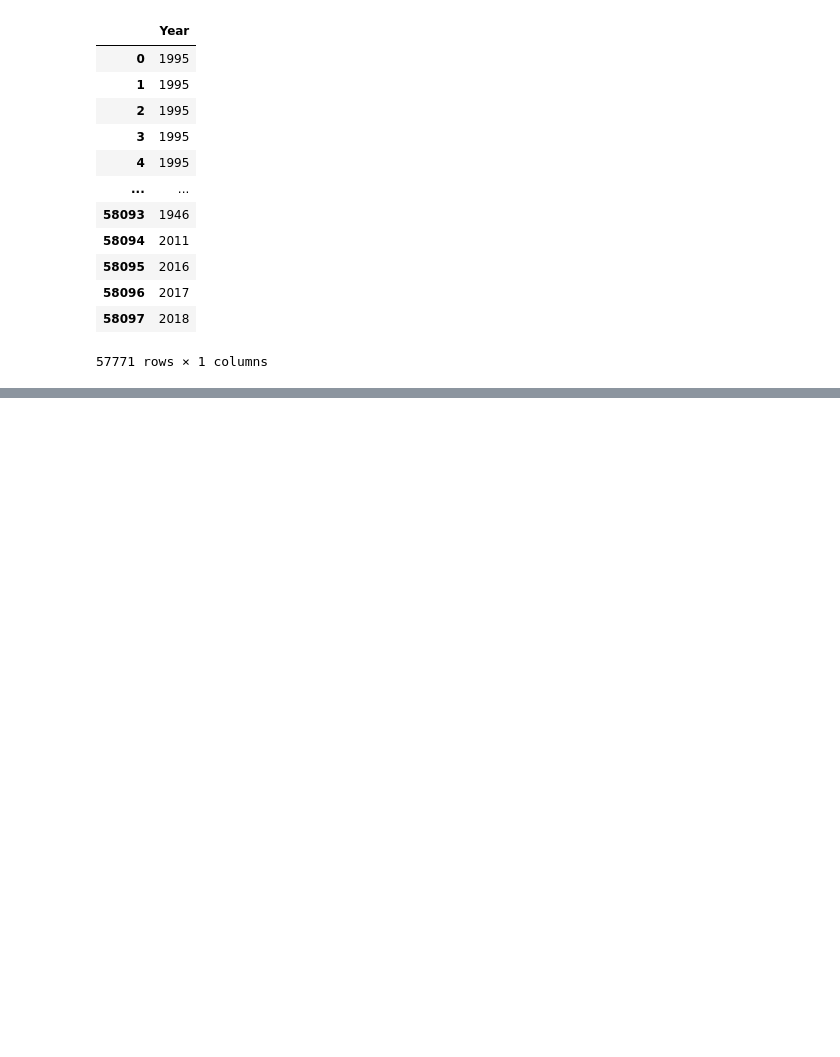
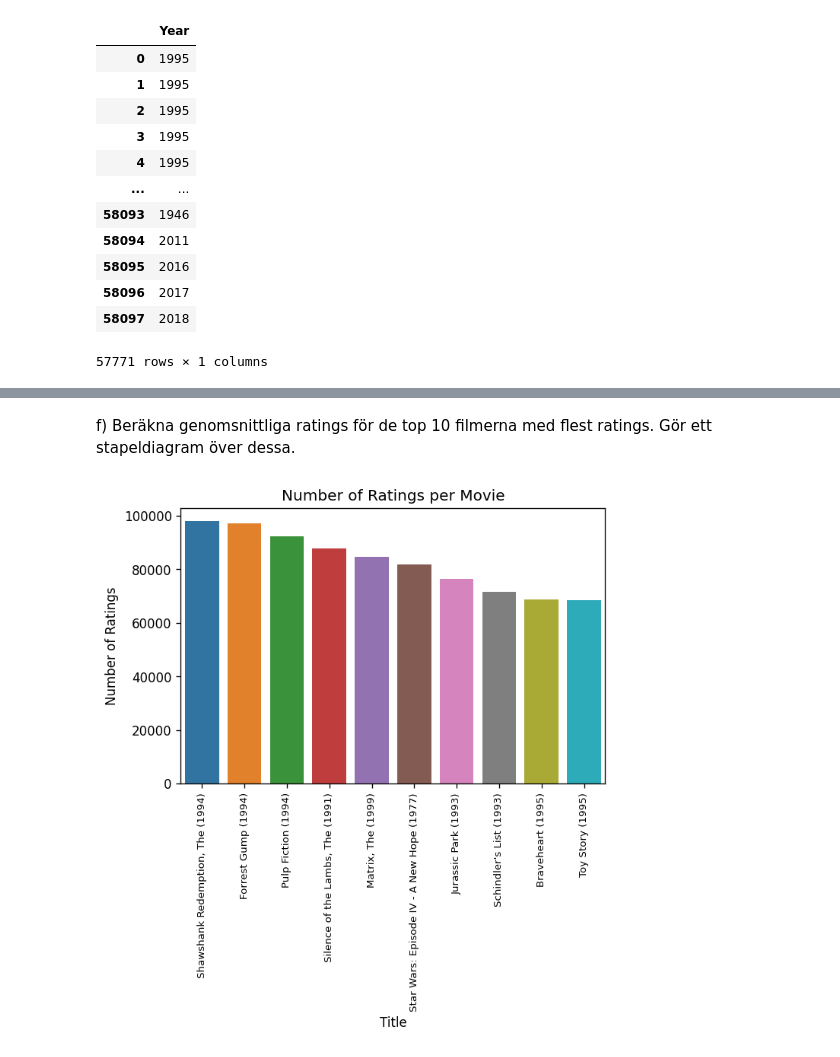
Before and after one commit to Anna-MariaSjolund/Machine-learning, a Jupyter notebook: labs/lab_movie_recommendations.ipynb, the cells around one changed output, grey strips where cells are left out. Cells and saved outputs as stored; diff of their text form; code cells hidden in the pictures; blank space fills up the shorter version.

```diff
--- a/labs/lab_movie_recommendations.ipynb
+++ b/labs/lab_movie_recommendations.ipynb
@@ -122,0 +223,10 @@ test
+# %% [markdown]
+f) Beräkna genomsnittliga ratings för de top 10 filmerna med flest ratings. Gör ett stapeldiagram över
+dessa.
+# %%
+fig = plt.figure(dpi=120)
+ax = sns.barplot(x=movies_most_rated["title"], y=movies_most_rated["Number of Ratings"])
+ax.set(title="Number of Ratings per Movie", xlabel="Title")
+_ = ax.set_xticklabels(ax.get_xticklabels(), rotation=90, size=8)
+# %% [output]
+[figure, added]
```
Also changed, not shown: parts of 20 cells of this notebook.
